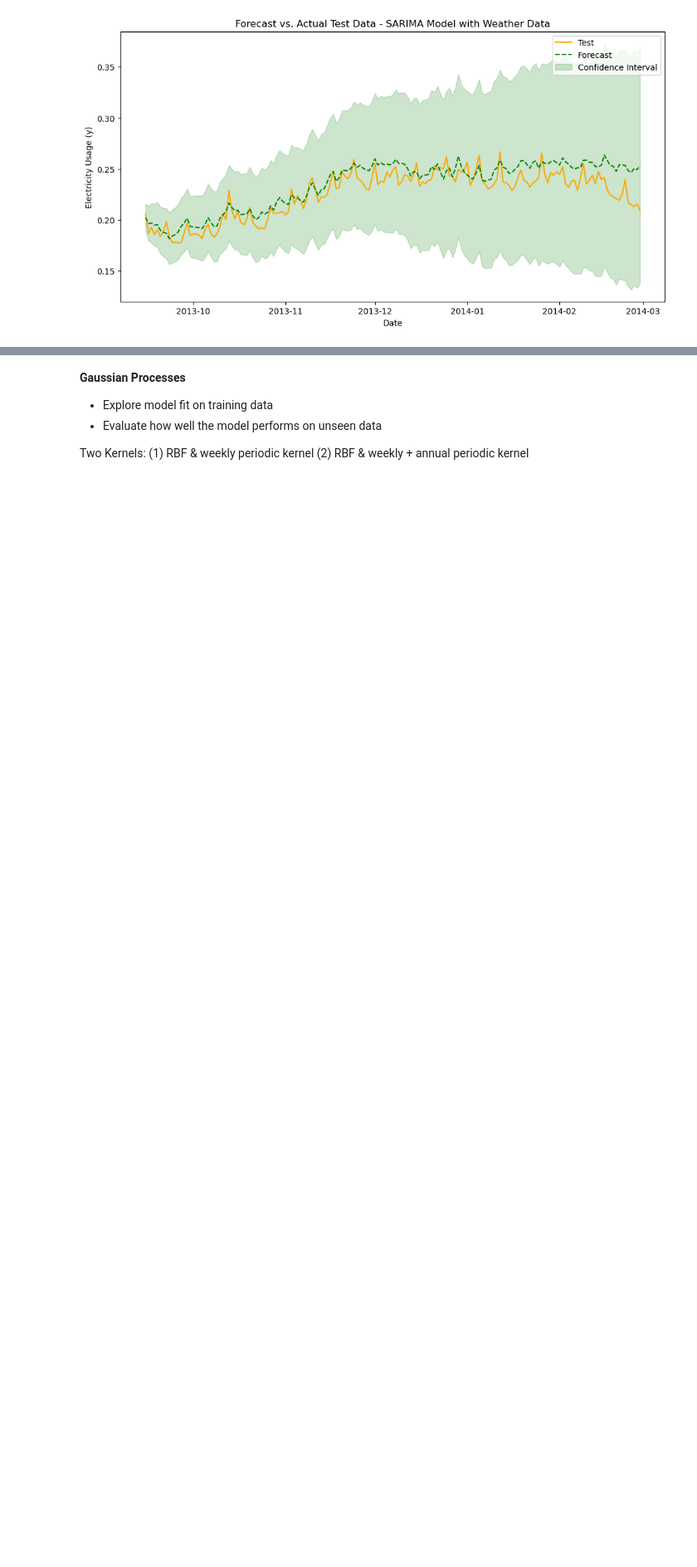
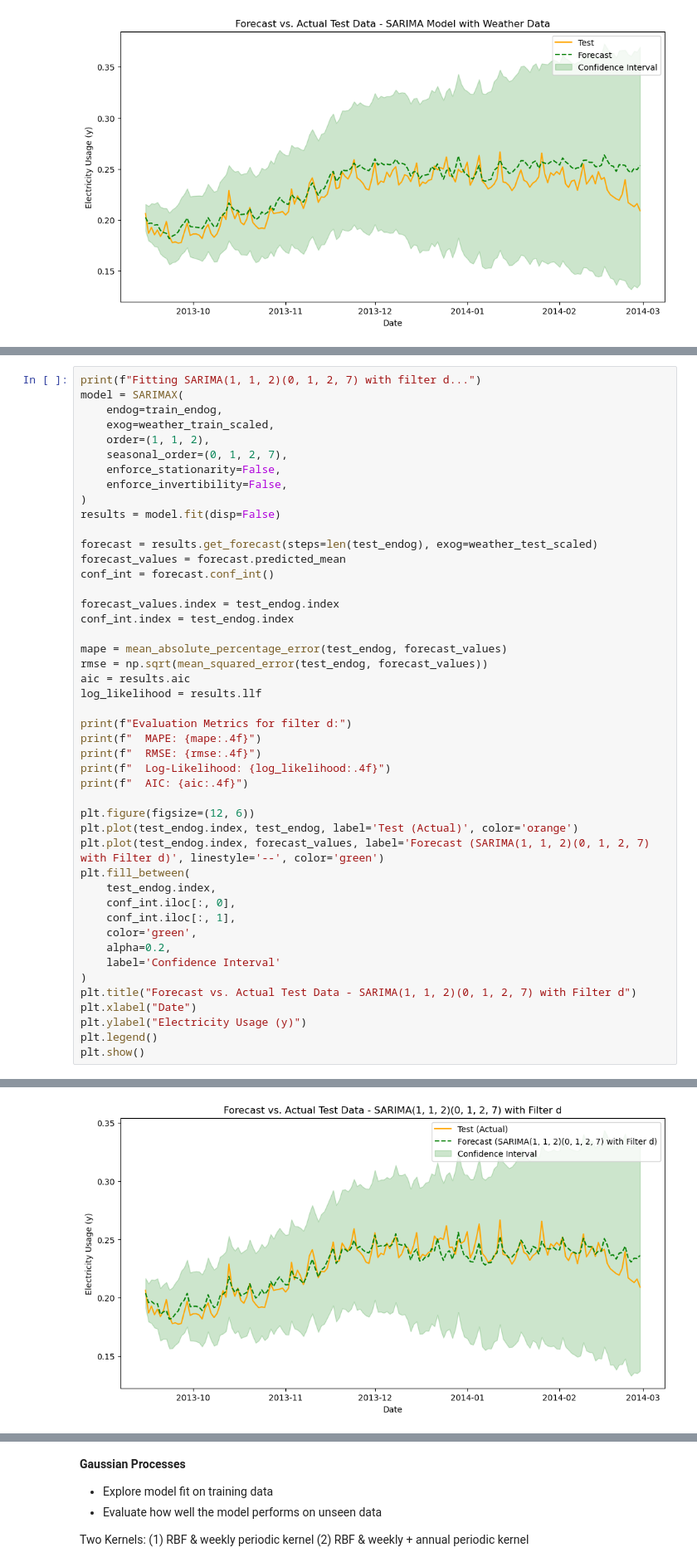
Before and after one commit to chowfi/electricity_demand_forecasting, a Jupyter notebook: notebooks/models.ipynb, the cells around one changed output, grey strips where cells are left out. Shown at 83% size. Drawn from its saved outputs; the diff is of its cells as text; blank space fills up the shorter version.

```diff
--- a/notebooks/models.ipynb
+++ b/notebooks/models.ipynb
@@ -802,0 +1065,47 @@ Next, we tried playing around with the following factors to improve this model:
+# %%
+print(f"Fitting SARIMA(1, 1, 2)(0, 1, 2, 7) with filter d...")
+model = SARIMAX(
+    endog=train_endog,
+    exog=weather_train_scaled,
+    order=(1, 1, 2),
+    seasonal_order=(0, 1, 2, 7),
+    enforce_stationarity=False,
+    enforce_invertibility=False,
+)
+results = model.fit(disp=False)
+
+forecast = results.get_forecast(steps=len(test_endog), exog=weather_test_scaled)
+forecast_values = forecast.predicted_mean
+conf_int = forecast.conf_int()
+
+forecast_values.index = test_endog.index
+conf_int.index = test_endog.index
+
+mape = mean_absolute_percentage_error(test_endog, forecast_values)
+rmse = np.sqrt(mean_squared_error(test_endog, forecast_values))
+aic = results.aic
+log_likelihood = results.llf
+
+print(f"Evaluation Metrics for filter d:")
+print(f"  MAPE: {mape:.4f}")
+print(f"  RMSE: {rmse:.4f}")
+print(f"  Log-Likelihood: {log_likelihood:.4f}")
+print(f"  AIC: {aic:.4f}")
+
+plt.figure(figsize=(12, 6))
+plt.plot(test_endog.index, test_endog, label='Test (Actual)', color='orange')
+plt.plot(test_endog.index, forecast_values, label='Forecast (SARIMA(1, 1, 2)(0, 1, 2, 7) with Filter d)', linestyle='--', color='green')
+plt.fill_between(
+    test_endog.index,
+    conf_int.iloc[:, 0],
+    conf_int.iloc[:, 1],
+    color='green',
+    alpha=0.2,
+    label='Confidence Interval'
+)
+plt.title("Forecast vs. Actual Test Data - SARIMA(1, 1, 2)(0, 1, 2, 7) with Filter d")
+plt.xlabel("Date")
+plt.ylabel("Electricity Usage (y)")
+plt.legend()
+plt.show()
+# %% [output]
@@ -802,0 +1118 @@ Next, we tried playing around with the following factors to improve this model:
+[figure, added]
```
Also changed, not shown: parts of 10 cells of this notebook.
